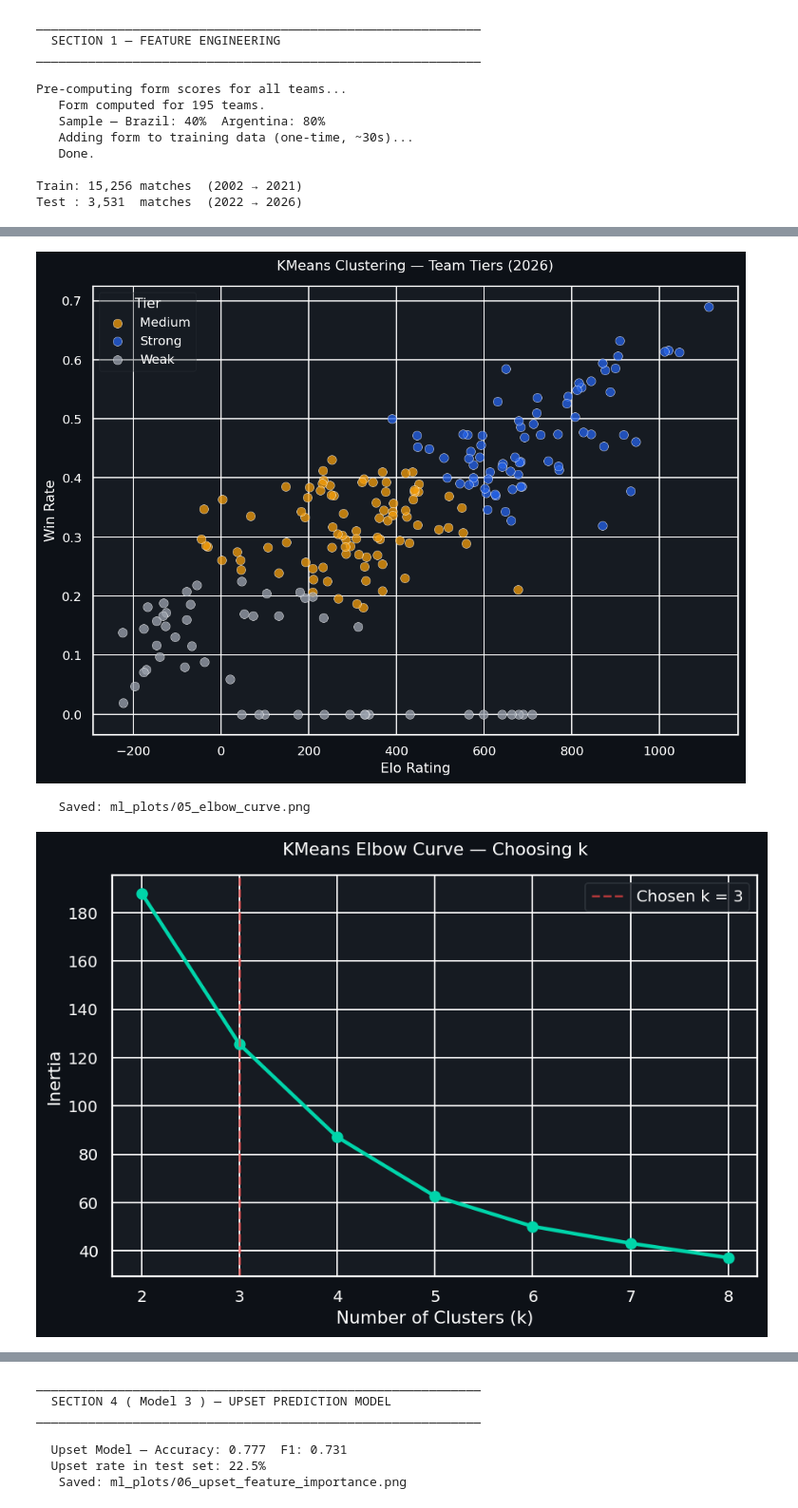
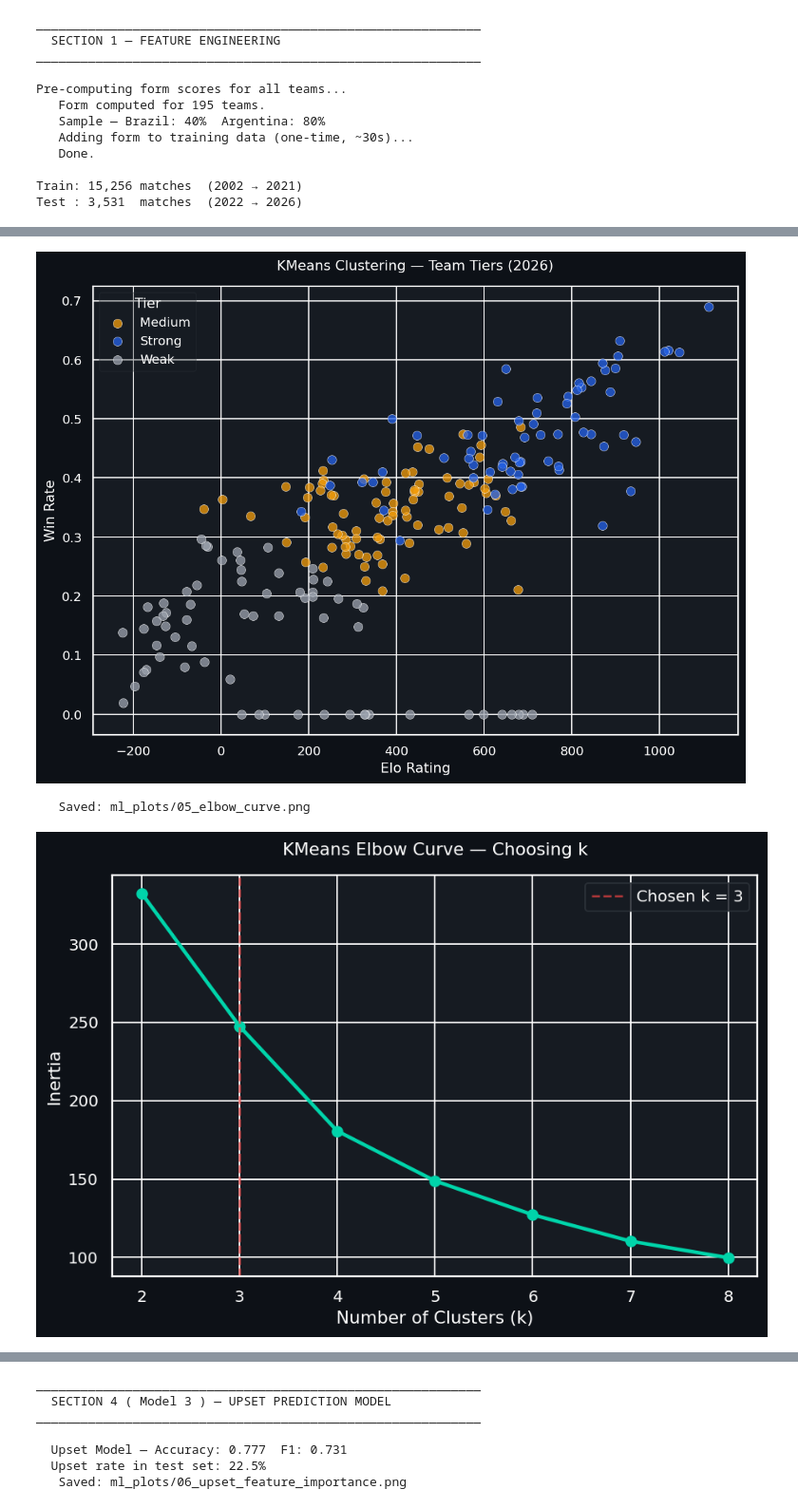
Before and after one commit to EngMohamed-op/supervised-and-unsupervised-project, a Jupyter notebook: WorldCup2026Prediction.ipynb, the cells around one changed output, grey strips where cells are left out. Shown at 95% size. Drawn from its saved outputs; the diff is of its cells as text; code cells hidden in the pictures.

```diff
--- a/WorldCup2026Prediction.ipynb
+++ b/WorldCup2026Prediction.ipynb
@@ -1718,20 +1746,23 @@ elo_snap['win_rate'] = elo_snap['team'].map(win_rate_all).fillna(0)
 # Add form to clustering features
 elo_snap['form'] = elo_snap['team'].map(FORM_DICT).fillna(0.5)
 
-cluster_features = ['elo_2026', 'win_rate']
+cluster_features = ['elo_2026', 'win_rate','form']
 X_cluster = elo_snap[cluster_features].copy()
 
 #Scale for KMeans (distance-sensitive)
 scaler_k = StandardScaler()
 X_scaled = scaler_k.fit_transform(X_cluster)
 
-#3 clusters: matches the project brief (Strong/Medium/Weak)
-#                 and confirmed by Elbow method
+#3 clusters: matches the project brief (Strong/Medium/Weak) and confirmed by Elbow method
+#KMeans assumes spherical clusters and relies on distance so scaling is required
 kmeans = KMeans(n_clusters=3, random_state=42, n_init=10)
 elo_snap['cluster'] = kmeans.fit_predict(X_scaled)
 
+
 #Map cluster IDs to labels by Elo centroid
 centroid_elo = elo_snap.groupby('cluster')['elo_2026'].mean().sort_values(ascending=False)
+
+#Map clusters to interpretable labels based on average Elo (post-hoc interpretation)
 label_map    = {centroid_elo.index[0]: 'Strong',
                 centroid_elo.index[1]: 'Medium',
                 centroid_elo.index[2]: 'Weak'}
@@ -1810,11 +1841,11 @@ Weak      50
 
 Strong Tier — Top 15 Teams:
        team    elo_2026  win_rate
 ... (12 lines left out)
     Uruguay  872.787519  0.453532
     Germany  870.480228  0.594771
    Paraguay  870.049211  0.319066
    Saved: ml_plots/04_kmeans_clusters.png
-[figure, old version]
+[figure, new version]
    Saved: ml_plots/05_elbow_curve.png
-[figure, old version]
+[figure, new version]
```
Also changed, not shown: parts of 29 cells of this notebook.
